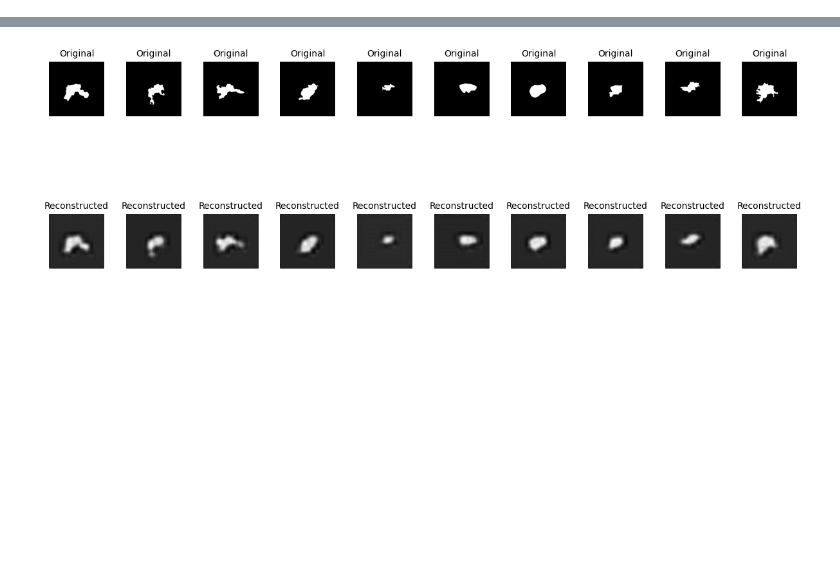
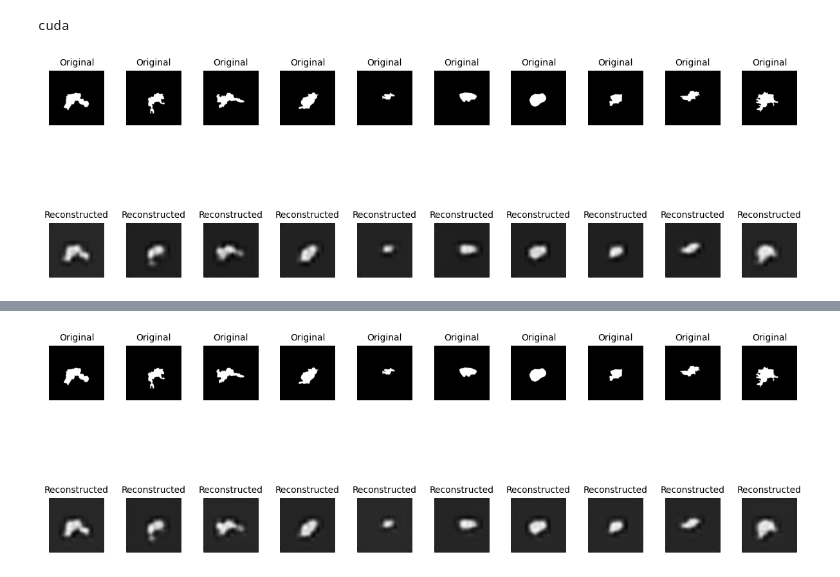
Before and after one commit to Samel0731/ae-zero-shot, a Jupyter notebook: inference.ipynb, the cells around one changed output, grey strips where cells are left out. Cells and saved outputs as stored; diff of their text form; code cells hidden in the pictures; blank space fills up the shorter version.

Commit message:
feat(experience): modeling  AE model latent space

```diff
--- a/inference.ipynb
+++ b/inference.ipynb
@@ -16,7 +16,7 @@ def visualize_prediction(model, data_loader, device, max_images=10):
 
     # Perform inference (forward pass)
     with torch.no_grad():
-        reconstructed = model(images)
+        _, reconstructed = model(images)
 
     # Move data back to CPU for visualization
     images = images.cpu()
@@ -86,6 +86,25 @@ test_dataset = CustomGrayscaleDataset(root_dir='./data/test_data/1/labels', tran
 
 # Create the test DataLoader to load images in batches of 32
 test_loader = DataLoader(dataset=test_dataset, batch_size=32, shuffle=False)
+# %%
+from model import build_AE
+from utils.loader import KFoldDataset
+from torchvision import transforms
+
+# Assume you have your model and DataLoader ready
+# Move the model to the appropriate device
+device = torch.device('cuda' if torch.cuda.is_available() else 'cpu')
+print(device)
+# Load the trained model (if already saved)
+autoencoder = build_AE()  # Make sure this matches the original model architecture
+autoencoder.load_state_dict(torch.load('saved/models/model_20240920_121522_50.pt'))
+autoencoder.to(device)
+
+# Visualize predictions (using the data loader defined earlier)
+visualize_prediction(autoencoder, test_loader, device)
+# %% [output]
+cuda
+[figure, added]
 # %%
 from model import build_AE
 from utils.loader import KFoldDataset
```
Also changed, not shown: parts of 2 cells of this notebook, 2 other files.
